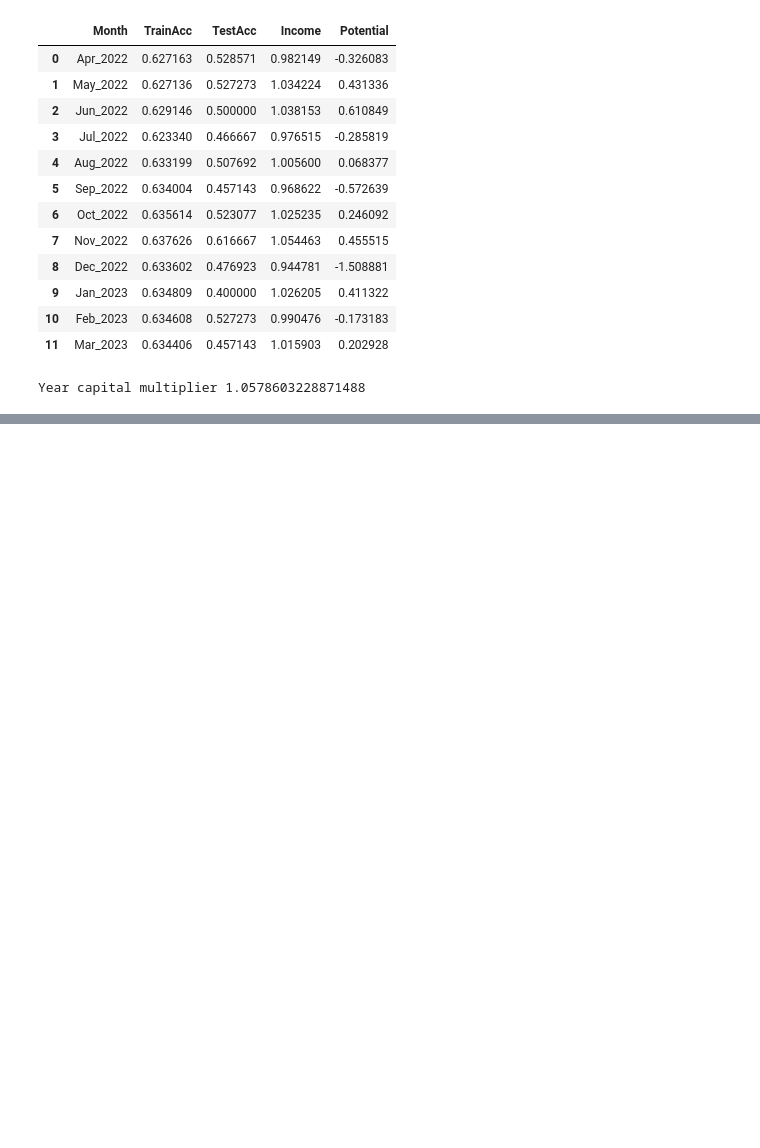
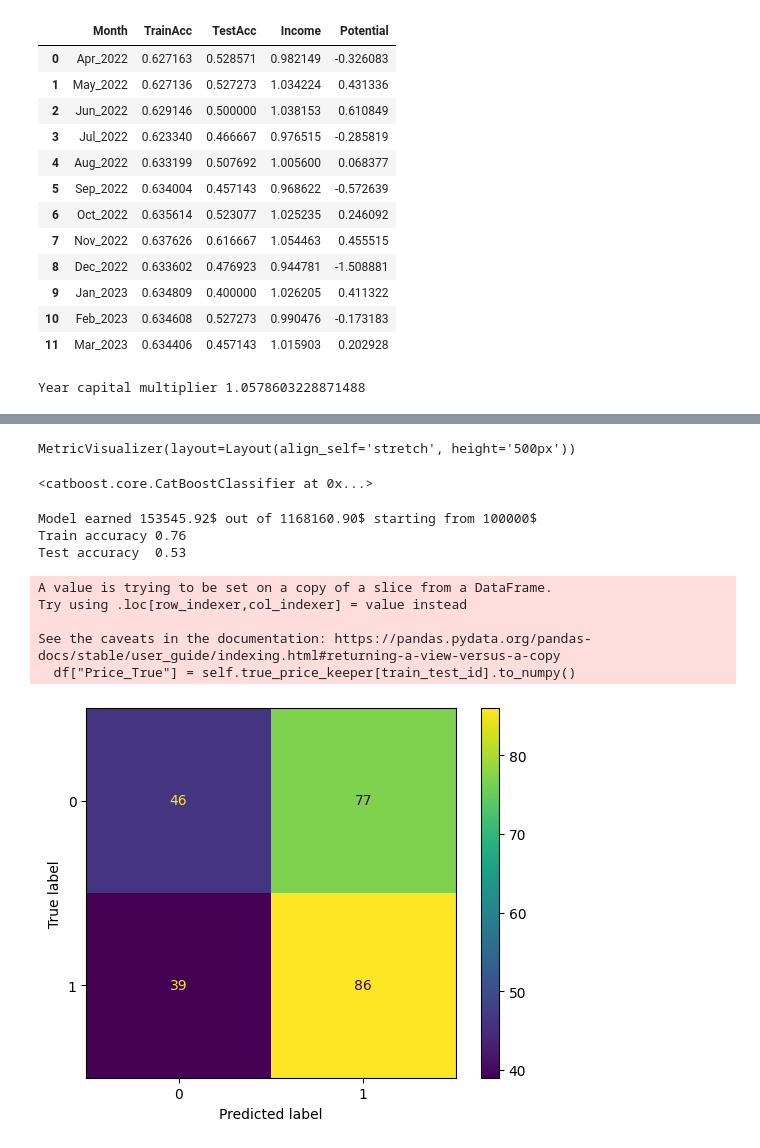
Before and after one commit to PoliakovVI/SPP, a Jupyter notebook: model/st4_rsi_ml_classification.ipynb, the cells around one changed output, grey strips where cells are left out. Drawn from its saved outputs; the diff is of its cells as text; code cells hidden in the pictures; blank space fills up the shorter version.

```diff
--- a/model/st4_rsi_ml_classification.ipynb
+++ b/model/st4_rsi_ml_classification.ipynb
@@ -149,0 +154,3 @@ Year capital multiplier 1.0578603228871488
+# %%
+def_pipe = process.RsiBinPipeline("TSLA", period="5y")
+X_train, y_train, X_test, y_test = def_pipe.get_data()
@@ -149,0 +164,50 @@ Year capital multiplier 1.0578603228871488
+# %%
+model = CatBoostClassifier(
+    random_seed=42,
+    iterations=10,
+    learning_rate=0.01,
+    boosting_type='Ordered',  # now faster, Ordered is better
+    bootstrap_type='Bernoulli',  #
+    subsample=0.5,               # item2subsample probability
+    rsm=1,
+    leaf_estimation_iterations=5,
+    max_ctr_complexity=1,
+    leaf_estimation_method='Newton'
+)
+
+model.fit(
+    X_train, y_train,
+    eval_set=(X_test, y_test),
+    verbose=False,
+    plot=True,
+)
+# %% [output]
+MetricVisualizer(layout=Layout(align_self='stretch', height='500px'))
+<catboost.core.CatBoostClassifier at 0x...>
+# %%
+y_train_pred_bin = model.predict(X_train)
+y_test_pred_bin = model.predict(X_test)
+
+df = def_pipe.get_test_price(y_test_pred_bin)  # ! Prediction_ExpProf will not be corret as we
+                                               # ! proposed bin not price
+
+start_capital = 100000
+tt = market.BinTraderTest(start_capital, y_test_pred_bin, df["Price_True"])
+bt = market.BinTraderTest(start_capital, y_test, df["Price_True"])
+traded_capital = tt.trade()
+maximal_caital = bt.trade()
+print(f"Model earned {(traded_capital):.2f}$ out of {maximal_caital:.2f}$ starting from {start_capital}$ ")
+
+print(f"Train accuracy {model.score(X_train, y_train):.2f} \nTest accuracy  {model.score(X_test, y_test):.2f}")
+
+_ = ConfusionMatrixDisplay.from_predictions(y_test, y_test_pred_bin)
+# %% [output]
+Model earned 153545.92$ out of 1168160.90$ starting from 100000$
+Train accuracy 0.76
+Test accuracy  0.53
+A value is trying to be set on a copy of a slice from a DataFrame.
+Try using .loc[row_indexer,col_indexer] = value instead
+
+See the caveats in the documentation: https://pandas.pydata.org/pandas-docs/stable/user_guide/indexing.html#returning-a-view-versus-a-copy
+  df["Price_True"] = self.true_price_keeper[train_test_id].to_numpy()
+[figure, added]
```
Also changed, not shown: parts of 7 cells of this notebook, 3 other files.
